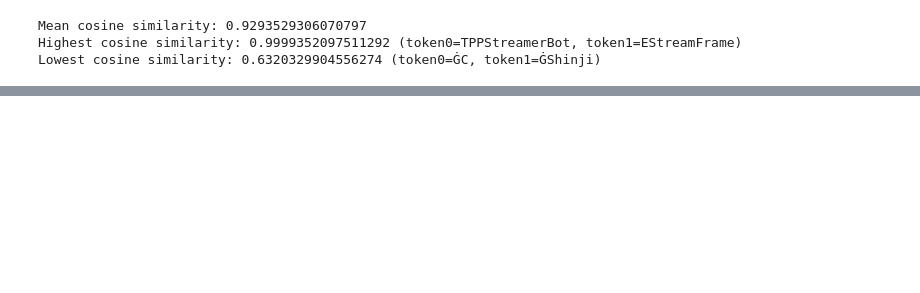
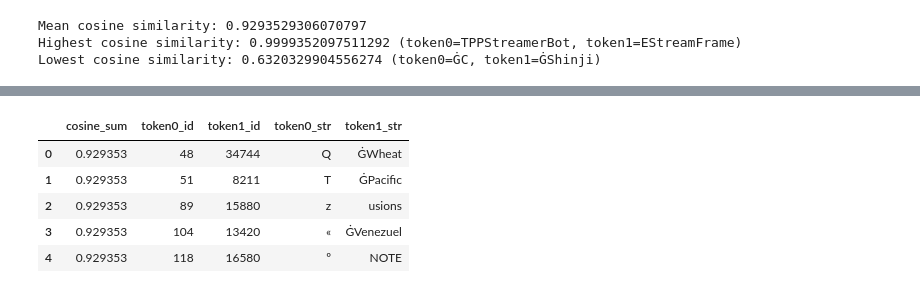
Before and after one commit to gg2001/transformer-circuits, a Jupyter notebook: puzzles/1.ipynb, the cells around one changed output, grey strips where cells are left out. Drawn from its saved outputs; the diff is of its cells as text; code cells hidden in the pictures; blank space fills up the shorter version.

```diff
--- a/puzzles/1.ipynb
+++ b/puzzles/1.ipynb
@@ -134,4 +230,5 @@ Lowest cosine similarity: 0.6320329904556274 (token0=ĠC, token1=ĠShinji)
 columns = ["cosine_sum", "token0_id", "token1_id", "token0_str", "token1_str"]
 top_df = pd.DataFrame(top_heap, columns=columns)
 bottom_df = pd.DataFrame(bottom_heap, columns=columns)
+mean_df = pd.DataFrame(mean_heap, columns=columns)
 # %%
@@ -220 +293,10 @@ bottom_token_counts.head(n=20)
 dtype: int64
+# %%
+mean_df.head(n=5)
+# %% [output]
+|  | cosine_sum | token0_id | token1_id | token0_str | token1_str |
+| 0 | 0.929353 | 48 | 34744 | Q | ĠWheat |
+| 1 | 0.929353 | 51 | 8211 | T | ĠPacific |
+| 2 | 0.929353 | 89 | 15880 | z | usions |
+| 3 | 0.929353 | 104 | 13420 | « | ĠVenezuel |
+| 4 | 0.929353 | 118 | 16580 | º | NOTE |
```
Also changed, not shown: parts of 13 cells of this notebook.
